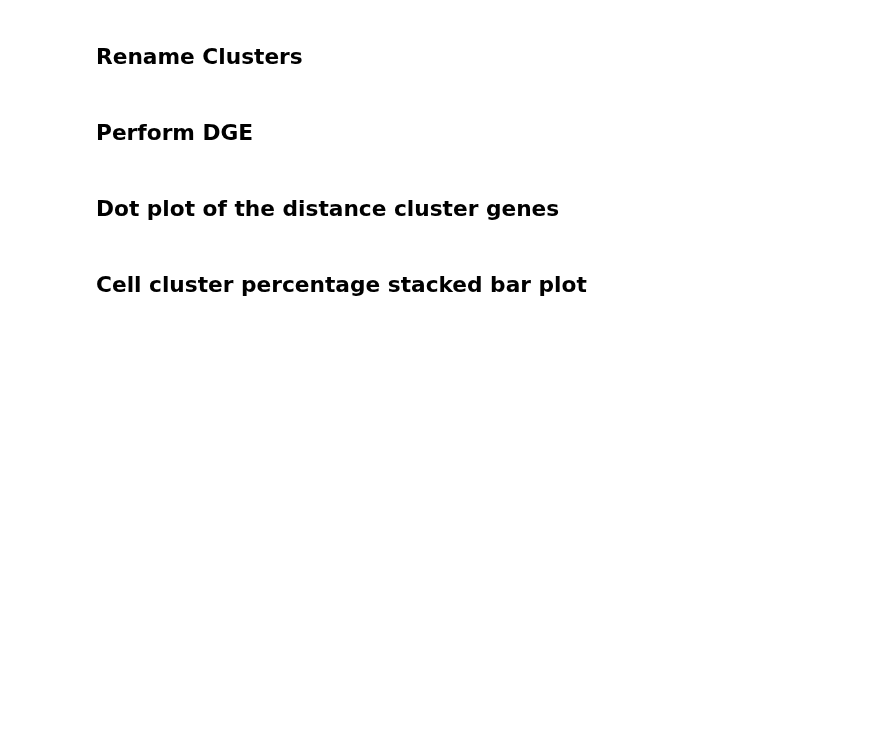
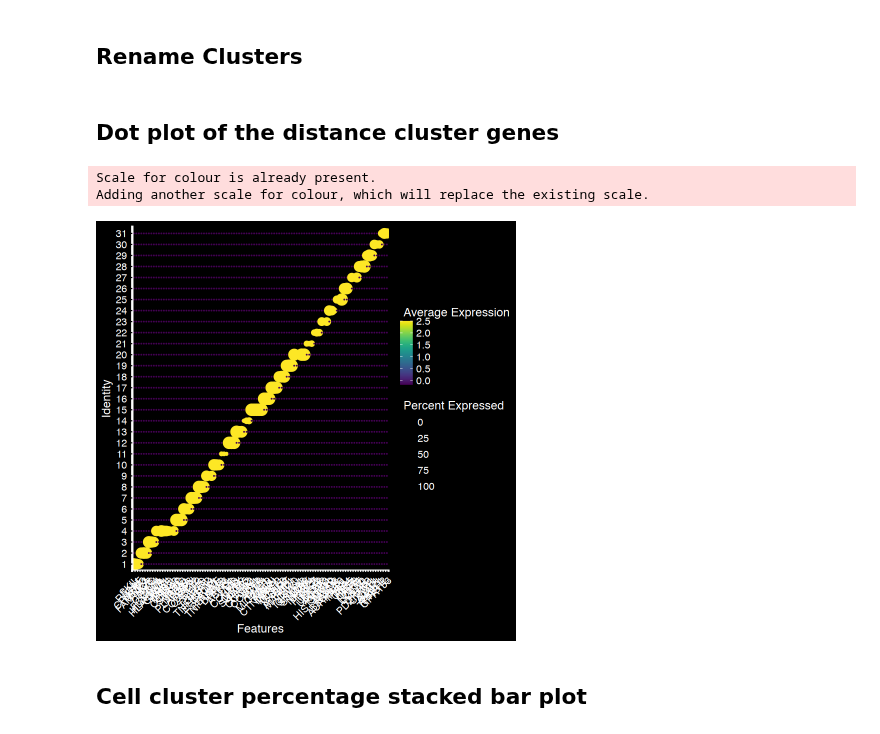
Before and after one commit to Perik-Zavodskii/CoexpressDeconvolve, a Jupyter notebook: Seurat.ipynb, the cells around one changed output. Drawn from its saved outputs; the diff is of its cells as text; code cells hidden in the pictures; blank space fills up the shorter version.

```diff
--- a/Seurat.ipynb
+++ b/Seurat.ipynb
@@ -266,5 +346,3 @@ new.cluster.ids <- c('1','2','3','4','5','6','7','8','9','10',
 names(new.cluster.ids) <- levels(Seurat)
 
 Seurat <- RenameIdents(Seurat, new.cluster.ids)
-# %% [markdown]
-## Perform DGE
@@ -275,57 +349,61 @@ head(deg0)
 # %% [markdown]
 ## Dot plot of the distance cluster genes
 # %%
-cluster_features = c('SLC35E2B', 'TNFRSF25', 'H6PD',
-                     'ARHGEF10L', 'KPNA6', 'PPT1',
-                     'MIB2', 'CDK11B', 'FAAP20',
-                     'CD3E','CD3D', 'TRAC', 'TRBC1', 'TRBC2',
-                     'CCN1', 'DPT', 'PDLIM3',
-                     'PLA2G2A', 'ACKR1', 'PRELP',
-                     'COL8A2', 'PODN', 'PTGER3',
-                     'MXRA8', 'MEGF6', 'ID3',
-                     'PANK4', 'TNFRSF14', 'PTPRU',
-                     'AQP1', 'RAMP3', 'PODXL',
-                     'TNFRSF1B', 'DHRS3', 'ALPL',
-                     'HSPB7', 'S100A1', 'ATP1A2',
-                     'KIF1B', 'SYNC', 'GADD45A',
-                     'SLC2A5', 'PADI2', 'TCEA3',
-                     'COL3A1', 'FN1', 'COL6A3', 'ACTB','CD74',
-                     'ENO1', 'MICOS10', 'NBL1',
-                     'AGRN', 'CTNNBIP1', 'MFAP2',
-                     'INTS11', 'CCNL2', 'SSU72',
-                     'ICMT', 'ATP5IF1', 'MAP7D1',
-                     'IGKC','IGLC1', 'IGKV4-1','S100A8','S100A9',
-                     'NADK', 'NPHP4', 'NOL9',
-                     'PRKCZ', 'PER3', 'UBE4B',
-                     'UBE2J2', 'ACAP3', 'VWA1',
-                     'CDC20', 'HIST2H2AB', 'TACC3',
-                     'NOC2L', 'B3GALT6', 'AURKAIP1',
-                     'IFI44L', 'IFI44', 'GBP5',
-                     'HES4', 'CPTP', 'UBR4',
-                     'LCE3E', 'LCE3D', 'IVL',
-                     'GRHL3', 'PDZK1IP1', 'CRCT1',
-                     'DVL1', 'AJAP1', 'CASZ1',
-                     'PLCH2', 'TPRG1L', 'GPR153'
+cluster_features = c('SKIL', 'RELL1', 'OAF', # 1
+                     'CRABP2', 'MMP3', 'FAM102A', # 2
+                     'RHOB', 'MYC', 'COX14', # 3
+                     'CD14','FCGR3A', 'HLA-DMA', 'HLA-DQA1', 'CXCR4', 'TRAC', 'TRBC1', 'TRBC2', # 4
+                     'COL1A2', 'SPARC', 'TPM2', # 5
+                     'NR4A1', 'PLA2G2A', 'FOSB', # 6
+                     'ASPN', 'COLEC12', 'CXCL12', # 7
+                     'EMP1', 'C1S', 'IL1R1', # 8
+                     'TGFBR2', 'TNFRSF14', 'EHBP1L1', # 9
+                     'AQP1', 'VWF', 'PECAM1', # 10
+                     'TNFRSF1B', 'DHRS3', 'ALPL', # 11
+                     'ACTC1', 'DES', 'MB', # 12
+                     'COL1A1', 'MT1X', 'CIRBP', # 13
+                     'SLC2A5', 'PADI2', 'TCEA3', # 14
+                     'COL3A1', 'FN1', 'COL6A3', 'ACTB','CD74', # 15
+                     'ENO1', 'MICOS10', 'NBL1', # 16
+                     'AGRN', 'CTNNBIP1', 'MFAP2', # 17
+                     'INTS11', 'CCNL2', 'SSU72', # 18
+                     'ICMT', 'ATP5IF1', 'MAP7D1', # 19
+                     'IGKC','IGLC1', 'IGKV4-1','S100A8','S100A9', # 20
+                     'NADK', 'NPHP4', 'NOL9',  # 21
+                     'PRKCZ', 'PER3', 'UBE4B', # 22
+                     'UBE2J2', 'ACAP3', 'VWA1', # 23
+                     'CDC20', 'HIST2H2AB', 'TACC3', # 24
+                     'NOC2L', 'B3GALT6', 'AURKAIP1', # 25
+                     'IFI44L', 'IFI44', 'GBP5', # 26
+                     'HES4', 'CPTP', 'UBR4', # 27
+                     'LCE3E', 'LCE3D', 'IVL', # 28
+                     'GRHL3', 'PDZK1IP1', 'CRCT1', # 29
+                     'DVL1', 'AJAP1', 'CASZ1', # 30
+                     'PLCH2', 'TPRG1L', 'GPR153' # 31
                      )
 
 DotPlot(Seurat, features = cluster_features) + RotatedAxis() + scale_colour_viridis() +DarkTheme()
 
 # Save the last plot
 
 ggsave(
   "Dot plot.jpeg",
   plot = last_plot(),
   device = "jpeg",
 #   path = NULL,
 #   scale = 1,
 #   1 plot == 10 cm in each dimention
-  width = 60,
+  width = 68,
   height = 25,
   units = "cm",
   dpi = 600,
   limitsize = TRUE,
 #   bg = NULL,
 )
+# %% [output]
+Scale for colour is already present.
+Adding another scale for colour, which will replace the existing scale.
+[figure, added]
 # %% [markdown]
 ## Cell cluster percentage stacked bar plot
 # %%
```
Also changed, not shown: parts of 10 cells of this notebook.
